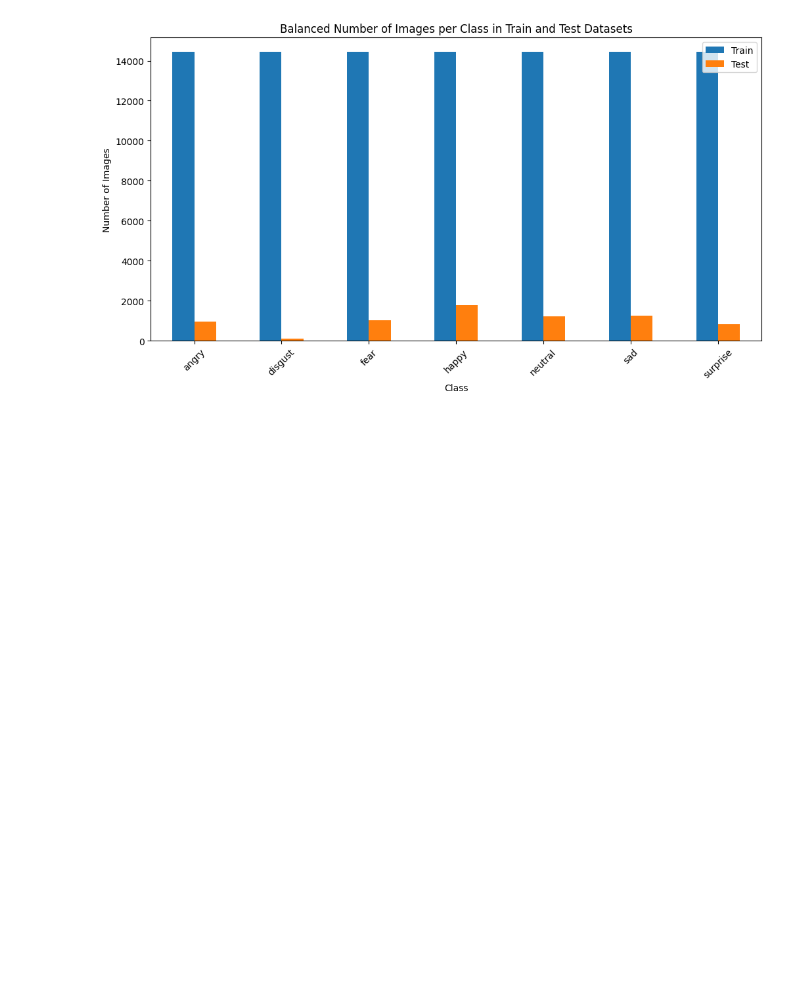
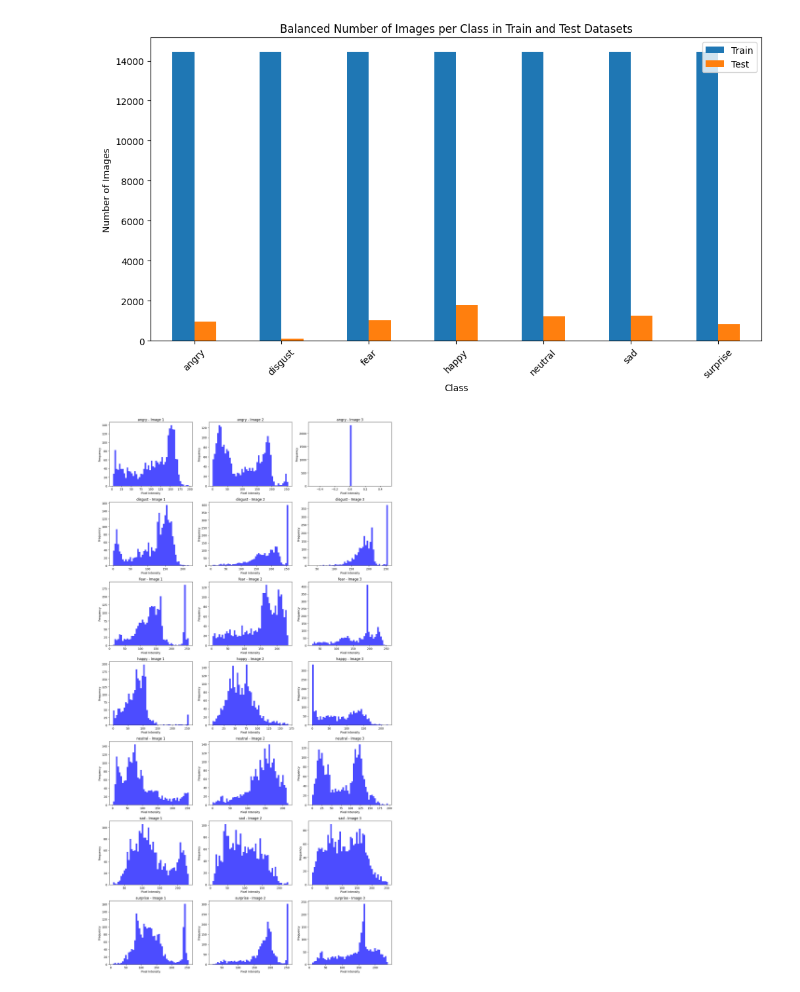
Before and after one commit to Tharun-Ninja/Facial-Expression-Recognition, a Jupyter notebook: aditya_upadhyay.ipynb, the cells around one changed output. Saved outputs shown, nothing was run; the diff lists cells and outputs as text; code cells hidden in the pictures; blank space fills up the shorter version.

Commit message:
did PCA, heatmap and whole EDA

```diff
--- a/aditya_upadhyay.ipynb
+++ b/aditya_upadhyay.ipynb
@@ -258,0 +315,100 @@ Oversampled class surprise to 14430 images
+# %%
+# -------------------------------------------------------------------------------------------
+# Additional Exploratory Data Analysis (EDA)
+# -------------------------------------------------------------------------------------------
+
+# 1. Plot Pixel Intensity Distribution for Random Images from Each Class
+def plot_pixel_intensity_distribution(images_dict, num_images=3):
+    """
+    Plot the pixel intensity distribution (histograms) for a few images from each class.
+    """
+    num_classes = len(images_dict)
+    fig, axes = plt.subplots(nrows=num_classes, ncols=num_images, figsize=(15, 4 * num_classes))
+    axes = axes.flatten()  # Flatten the axes for easy iteration
+
+    index = 0
+    for class_name, images in images_dict.items():
+        for i in range(min(num_images, len(images))):
+            img = images[i]
+            axes[index].hist(img.ravel(), bins=50, color='blue', alpha=0.7)
+            axes[index].set_title(f'{class_name} - Image {i+1}')
+            axes[index].set_xlabel('Pixel Intensity')
+            axes[index].set_ylabel('Frequency')
+            index += 1
+
+    plt.tight_layout()
+    plt.show()
+
+# Plot pixel intensity distribution for a few images from the train dataset
+plot_pixel_intensity_distribution(train_images, num_images=3)
+
+
+# 2. Compute and Plot the Correlation Heatmap (for pixel intensity correlations)
+def plot_correlation_heatmap(images_dict):
+    """
+    Plot a heatmap of pixel intensity correlations across different classes.
+    Takes the first image from each class for this demonstration.
+    """
+    # Extract the first image from each class and flatten it (grayscale images are already 2D)
+    class_images = {class_name: images[0].ravel() for class_name, images in images_dict.items()}
+    df = pd.DataFrame(class_images)
+
+    # Compute correlation matrix
+    corr_matrix = df.corr()
+
+    # Plot heatmap using seaborn
+    plt.figure(figsize=(10, 8))
+    sns.heatmap(corr_matrix, annot=True, cmap='coolwarm', linewidths=0.5)
+    plt.title('Pixel Intensity Correlation between Classes')
+    plt.show()
+
+# Plot correlation heatmap
+plot_correlation_heatmap(train_images)
+
+
+
+# 3. Plot Pair Plot (Optimized)
+# Reduce the number of images and pixels used for the pair plot to improve performance
+
+from sklearn.decomposition import PCA
+
+def create_flattened_df(images_dict, num_images=10):
+    """
+    Convert a small subset of the image dictionary into a flattened DataFrame for pair plot visualization.
+    Each row will represent the flattened pixel values of an image.
+
+    Parameters:
+    images_dict : dict : Dictionary containing images grouped by class.
+    num_images : int : Number of images to select from each class.
+    """
+    flattened_data = []
+    labels = []
+
+    for class_name, images in images_dict.items():
+        # Limit the number of images for the pair plot (e.g., 2-3 images per class)
+        selected_images = images[:num_images]
+        for img in selected_images:
+            flattened_data.append(img.ravel())  # Flatten the image
+            labels.append(class_name)  # Assign the class label to each image
+
+    flattened_df = pd.DataFrame(flattened_data)
+    flattened_df['Class'] = labels
+    return flattened_df
+
+# Create a flattened DataFrame using fewer images (e.g., 3 per class)
+flattened_df = create_flattened_df(train_images, num_images=10)
+
+# Perform PCA to reduce the dimensionality of the pixel space
+pca = PCA(n_components=2)  # Reduce the data to 2 principal components for easier plotting
+flattened_data = flattened_df.drop(columns=['Class'])  # Drop the class labels to apply PCA
+reduced_data = pca.fit_transform(flattened_data)
+
+# Create a new DataFrame with reduced PCA data and class labels
+reduced_df = pd.DataFrame(reduced_data, columns=['PCA1', 'PCA2'])
+reduced_df['Class'] = flattened_df['Class']
+
+# Plot pair plot using reduced PCA features (2D pair plot)
+sns.pairplot(reduced_df, hue='Class', diag_kind='hist', plot_kws={'alpha': 0.7})
+plt.show()
+# %% [output]
+[figure, added]
```
Also changed, not shown: parts of 3 cells of this notebook, 1 other file.
